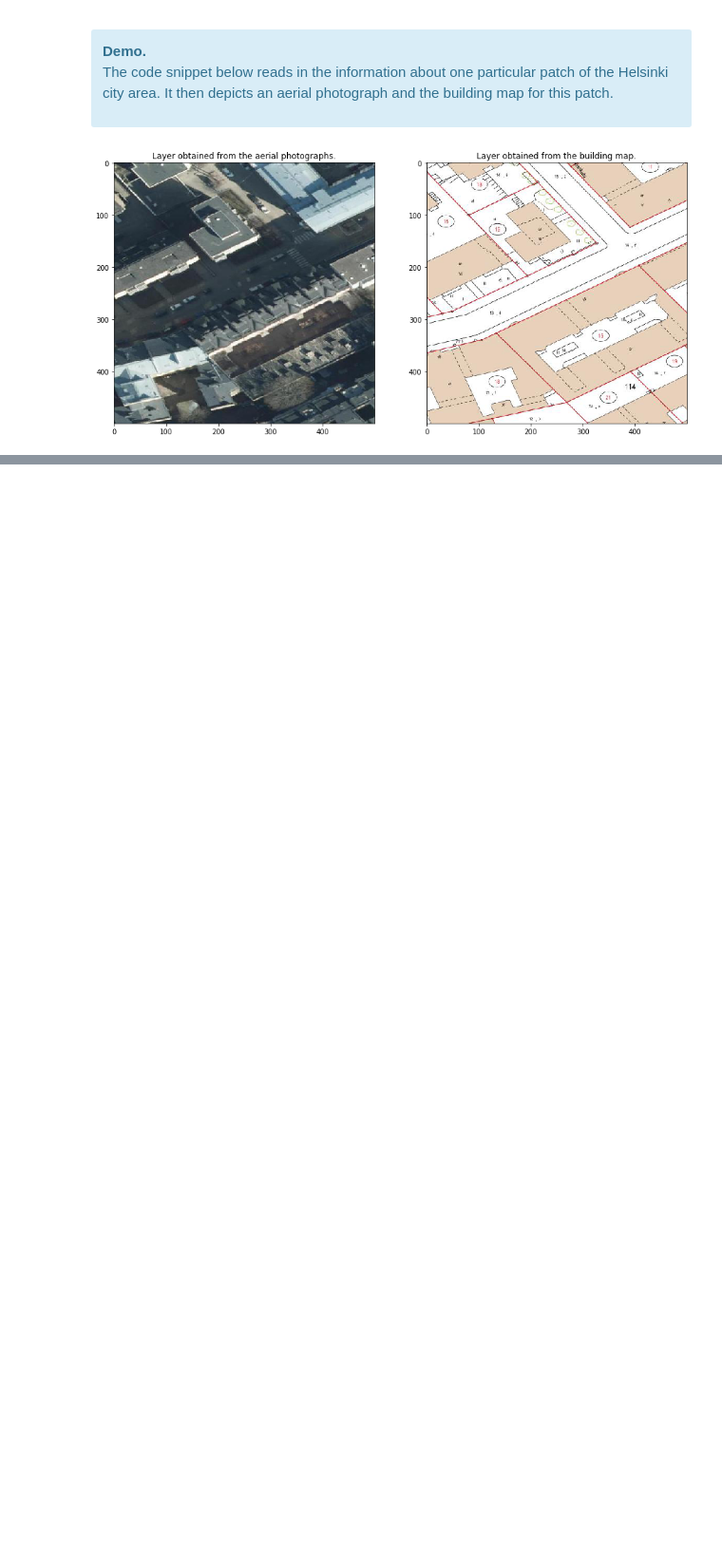
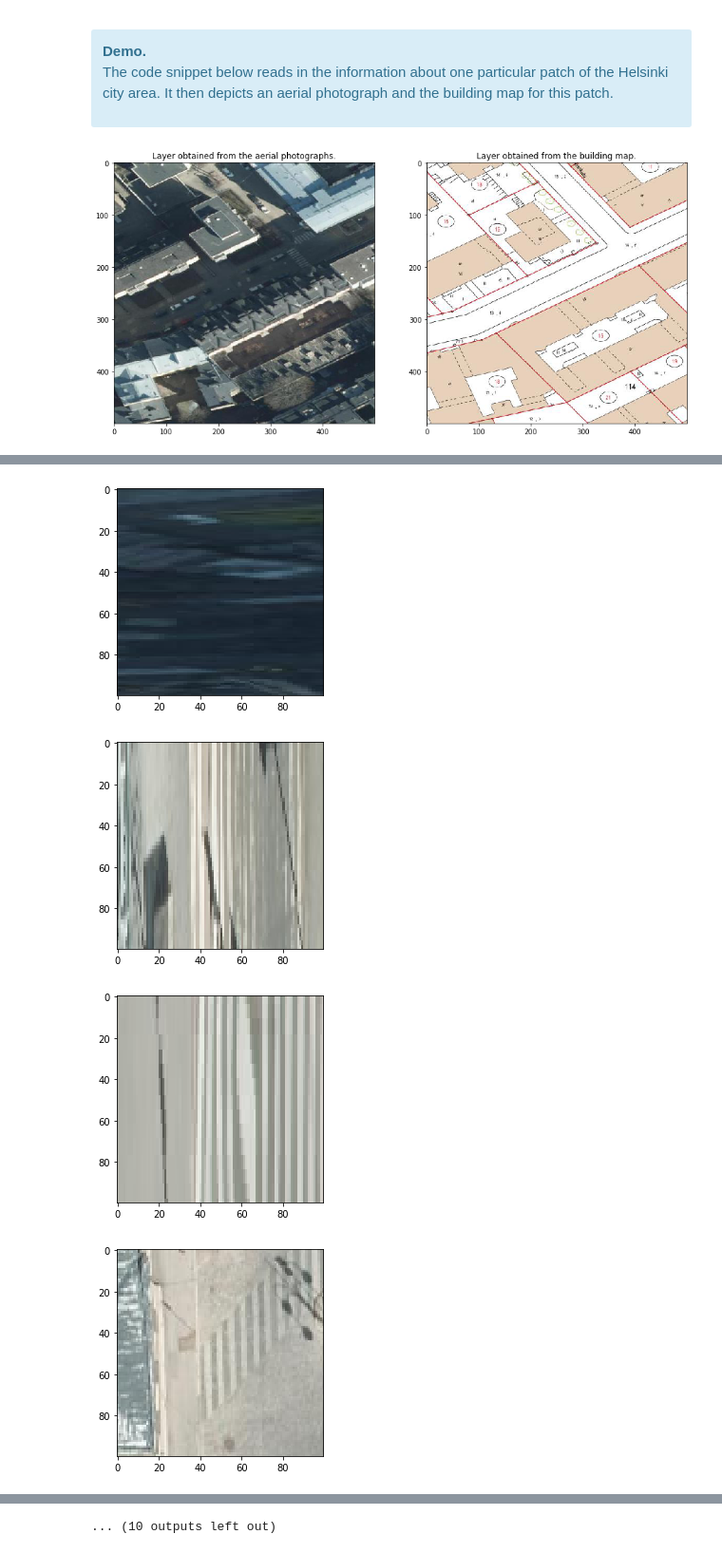
Before and after one commit to alexjungaalto/ResearchPublic, a Jupyter notebook: RoadMarkingHelsinki/RoadMarkingMonitoring.ipynb, the cells around one changed output, grey strips where cells are left out. Shown at 95% size. Cells and saved outputs as stored; diff of their text form; code cells hidden in the pictures; blank space fills up the shorter version.

```diff
--- a/RoadMarkingHelsinki/RoadMarkingMonitoring.ipynb
+++ b/RoadMarkingHelsinki/RoadMarkingMonitoring.ipynb
@@ -452,0 +384,14 @@ in Figure 8.
+# %%
+for imgidx in outlier :
+
+  #  matrix = im_array[imgidx,:,:];
+    matrix = ims_rgb[imgidx]
+    imgplot = plt.imshow(matrix)
+    filename = "outlier" + str(imgidx) +".jpg"
+    plt.savefig(filename,dpi=50,transparent=True)
+    plt.show()
+# %% [output]
+[figure, added]
+[figure, added]
+[figure, added]
+[figure, added]
@@ -453,3 +406,4 @@ in Figure 8.
+... (10 outputs left out)
 # %% [markdown]
 **References**
 
```
Also changed, not shown: parts of 30 cells of this notebook.
